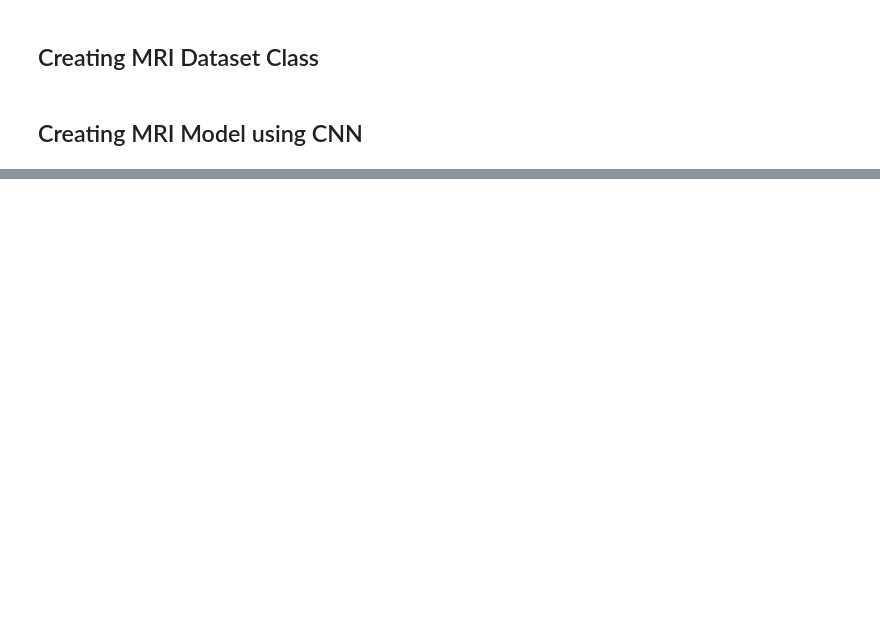
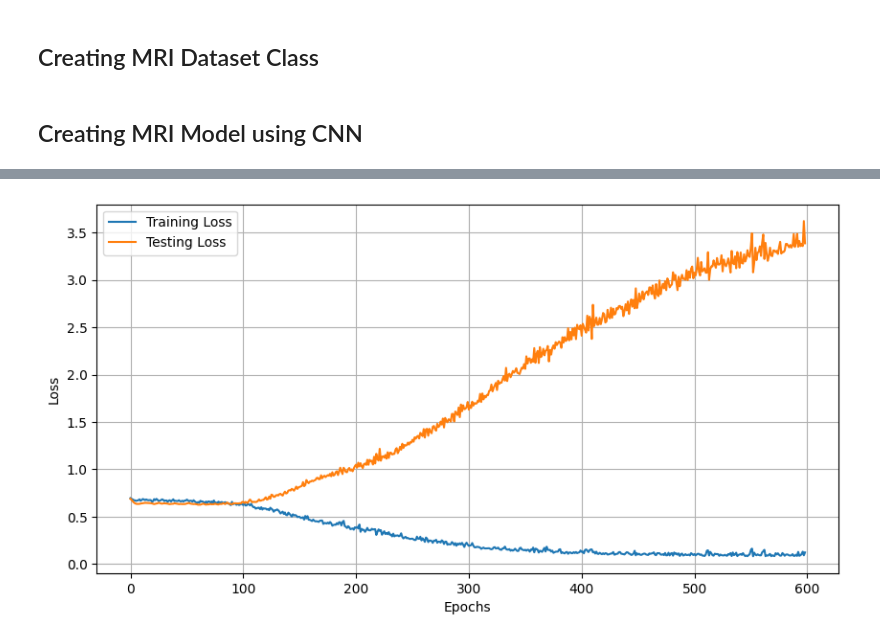
Before and after one commit to AaryaAshok77/BrainTumourDetector_DeepLearning, a Jupyter notebook: Brain_Tumour_Detector_Deep_Learning.ipynb, the cells around one changed output, grey strips where cells are left out. Cells and saved outputs as stored; diff of their text form; code cells hidden in the pictures; blank space fills up the shorter version.

Commit message:
Understanding Overfitting of model

```diff
--- a/Brain_Tumour_Detector_Deep_Learning.ipynb
+++ b/Brain_Tumour_Detector_Deep_Learning.ipynb
@@ -333,18 +210,0 @@ Epoch: 390, Loss: 0.03246916737407446
-# %%
-model.eval()
-dataloader = DataLoader(mri_data, batch_size=32, shuffle=False)
-outputs = []
-y_true = []
-
-with torch.no_grad():
-    for d in dataloader:
-        image = d['image'].to(device)
-        label = d['label'].to(device)
-
-        y_hat = model(image)
-
-        outputs.append(y_hat.detach().cpu().numpy())
-        y_true.append(label.detach().cpu().numpy())
-
-outputs = np.concatenate(outputs, axis=0)
-y_true = np.concatenate(y_true, axis=0)
@@ -436,12 +210,0 @@ for i in range(1, len(conv_layers)):
-# %%
-for r in range(len(results)):
-    plt.figure(figsize=(50, 10))
-    layer_viz = results[r].squeeze()
-    print(f"Layer: {r+1}, Shape: {layer_viz.shape}")
-    for i, f in enumerate(layer_viz):
-        plt.subplot(2, 8, i+1)
-        plt.imshow(f.detach().cpu().numpy())
-        plt.axis("off")
-    plt.show()
-    plt.close()
-#! By the last image we can clearly see the tumour represented by a brighter colour than the rest of the image
@@ -452,0 +211,3 @@ Layer: 2, Shape: torch.Size([16, 120, 120])
+# %%
+epoch_training_loss = []
+epoch_testing_loss = []
@@ -452,0 +268,12 @@ Layer: 2, Shape: torch.Size([16, 120, 120])
+# %%
+plt.figure(figsize=(10, 5))
+plt.plot(epoch_training_loss, label='Training Loss')
+plt.plot(epoch_testing_loss, label='Testing Loss')
+plt.xlabel('Epochs')
+plt.ylabel('Loss')
+plt.legend()
+plt.grid()
+plt.show()
+#! Clearly our model is overfitting the data
+# %% [output]
+[figure, added]
```
Also changed, not shown: parts of 34 cells of this notebook.
